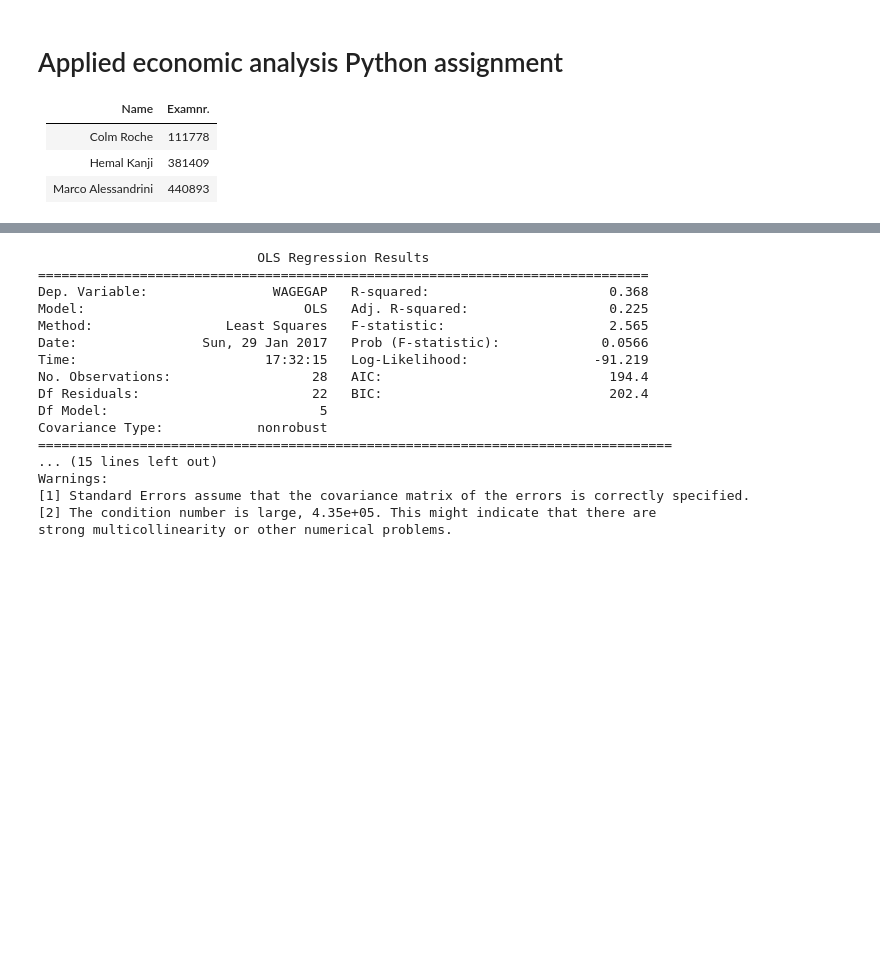
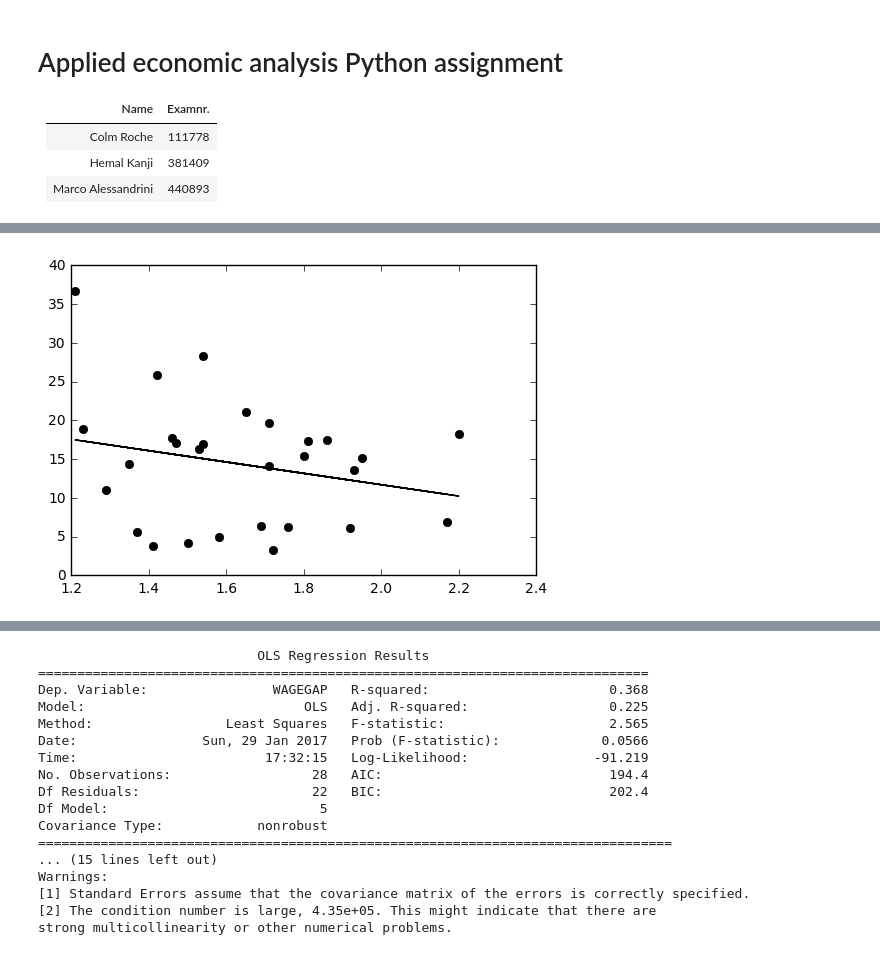
Before and after one commit to C-J-Roche/Python-Assignment-, a Jupyter notebook: Python Assignment .ipynb, the cells around one changed output, grey strips where cells are left out. Cells and saved outputs as stored; diff of their text form; code cells hidden in the pictures; blank space fills up the shorter version.

```diff
--- a/Python Assignment .ipynb
+++ b/Python Assignment .ipynb
@@ -52,0 +83,12 @@ data.plot(kind='scatter', x='WOMENPOLVOICE', y='WAGEGAP')
+# %%
+x = data.FERTILITY
+y = data.WAGEGAP
+fit = np.polyfit(x,y,1)
+fit_fn = np.poly1d(fit)
+
+plt.figure()
+plt.plot(x,y, 'ko', x, fit_fn(x), '-k')
+
+plt.show()
+# %% [output]
+[figure, added]
```
Also changed, not shown: parts of 16 cells of this notebook.
